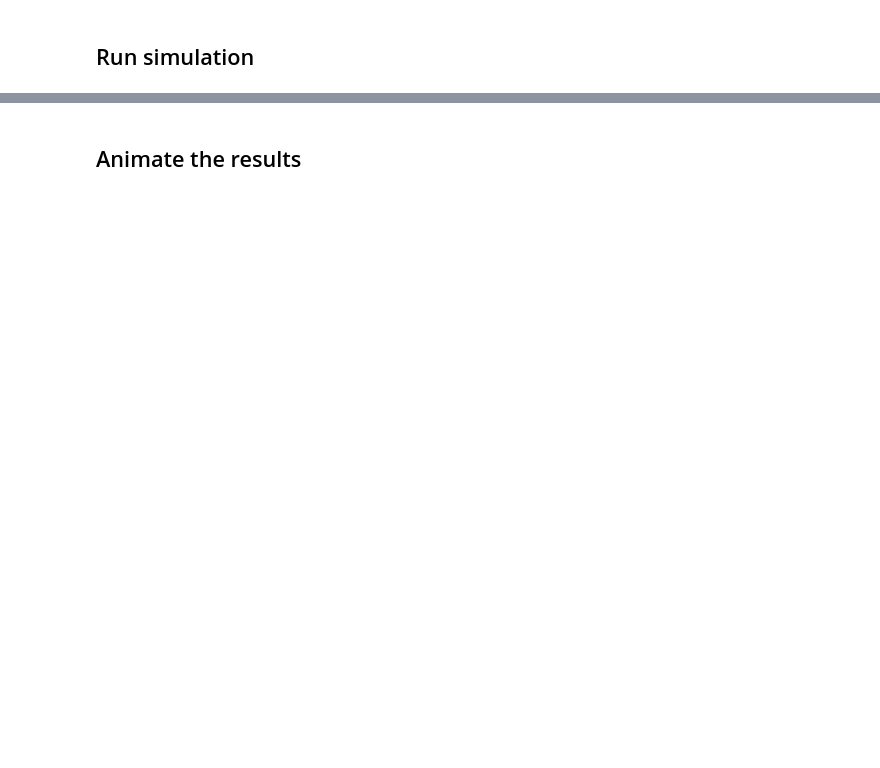
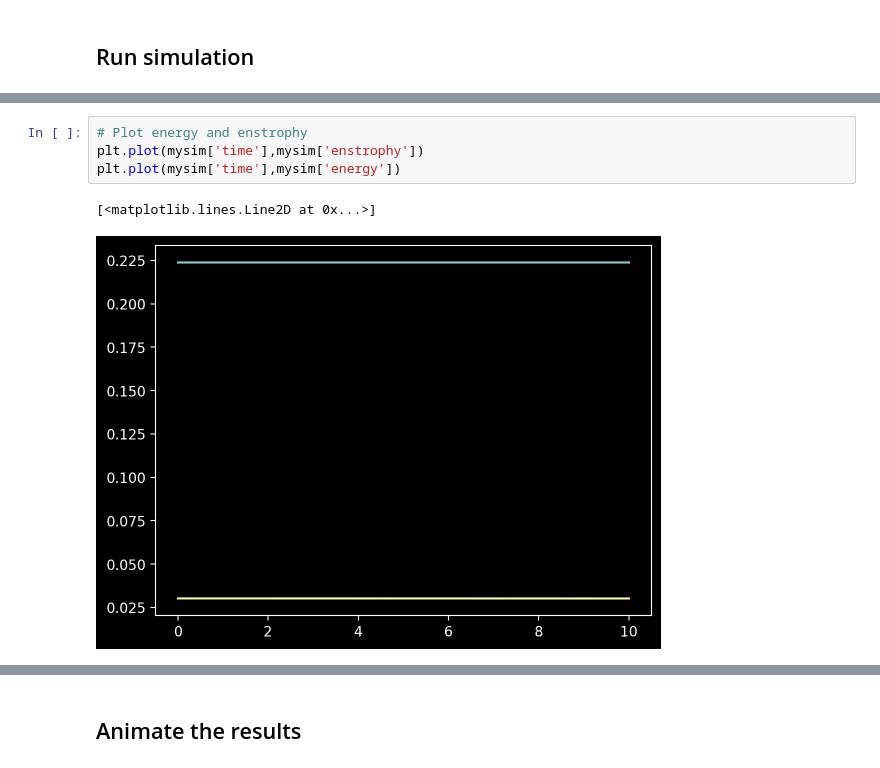
Before and after one commit to klasmodin/quflow, a Jupyter notebook: notebooks/basic-example.ipynb, the cells around one changed output, grey strips where cells are left out. Cells and saved outputs as stored; diff of their text form; blank space fills up the shorter version.

```diff
--- a/notebooks/basic-example.ipynb
+++ b/notebooks/basic-example.ipynb
@@ -103,0 +114,7 @@ with h5py.File(filename, 'r') as data:
+# %%
+# Plot energy and enstrophy
+plt.plot(mysim['time'],mysim['enstrophy'])
+plt.plot(mysim['time'],mysim['energy'])
+# %% [output]
+[<matplotlib.lines.Line2D at 0x...>]
+[figure, added]
```
Also changed, not shown: parts of 27 cells of this notebook, 8 other files.
